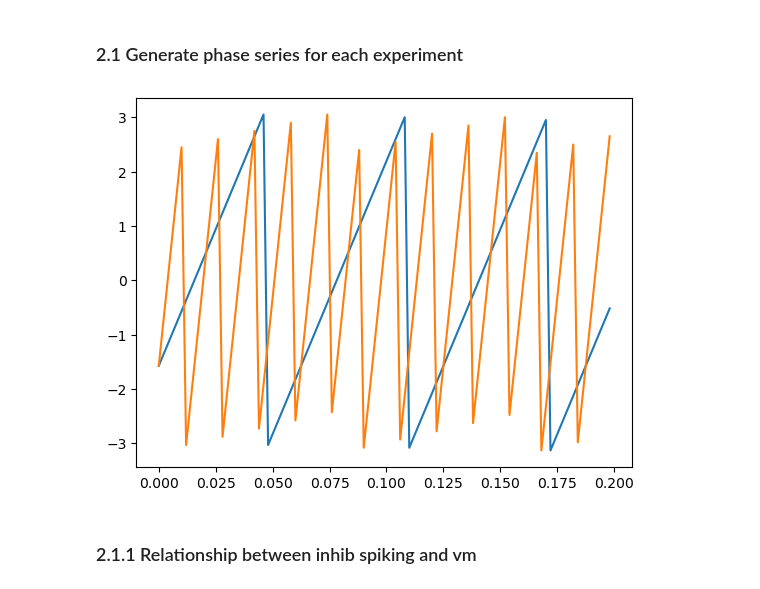
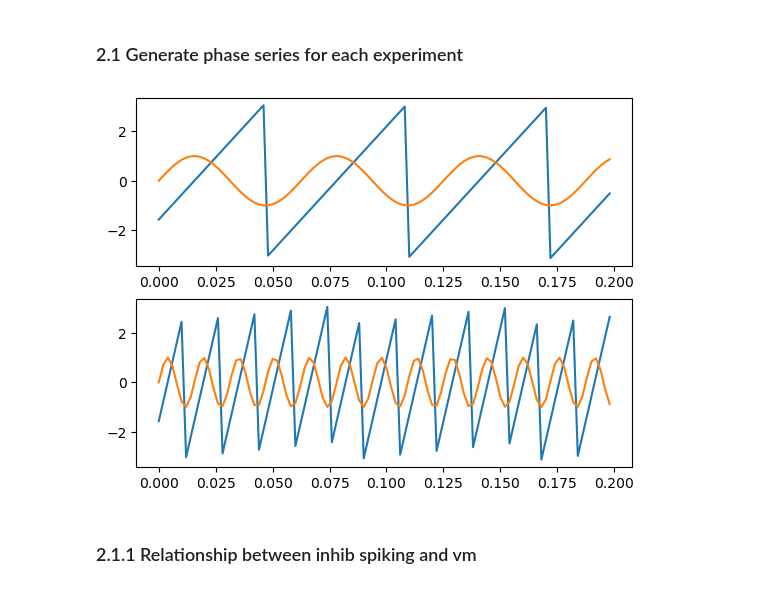
Before and after one commit to dbheadley/InhibOnDendComp, a Jupyter notebook: scripts/DendSpike_RhythmicInh_PoissonExc.ipynb, the cells around one changed output. Drawn from its saved outputs; the diff is of its cells as text; code cells hidden in the pictures.

```diff
--- a/scripts/DendSpike_RhythmicInh_PoissonExc.ipynb
+++ b/scripts/DendSpike_RhythmicInh_PoissonExc.ipynb
@@ -77,17 +77,20 @@ sim_64_dict = {'SimName': 'output_64Hz_no_exc_mod',
 # %%
 # generate phase time series for inhibitory afferents
 t_ser = np.arange(sim_win[0], sim_win[1], step) / (10000) # seconds
 sin_16_ser = np.sin(t_ser*16*2*np.pi)
 sin_64_ser = np.sin(t_ser*64*2*np.pi)
 ph_16_ser = np.angle(hilbert(sin_16_ser))
 ph_64_ser = np.angle(hilbert(sin_64_ser))
 
-fig, ax = plt.subplots()
-ax.plot(t_ser[0:100],ph_16_ser[0:100])
-ax.plot(t_ser[0:100],ph_64_ser[0:100])
+fig, ax = plt.subplots(2,1)
+ax[0].plot(t_ser[0:100],ph_16_ser[0:100])
+ax[0].plot(t_ser[0:100],sin_16_ser[0:100])
+ax[1].plot(t_ser[0:100],ph_64_ser[0:100])
+ax[1].plot(t_ser[0:100],sin_64_ser[0:100])
+#ax.plot(t_ser[0:100],ph_64_ser[0:100])
 plt.show()
 # %% [output]
-[figure, old version]
+[figure, new version]
 # %% [markdown]
 ### 2.1.1 Relationship between inhib spiking and vm
 # %%
```
Also changed, not shown: parts of 8 cells of this notebook, 3 other files.
